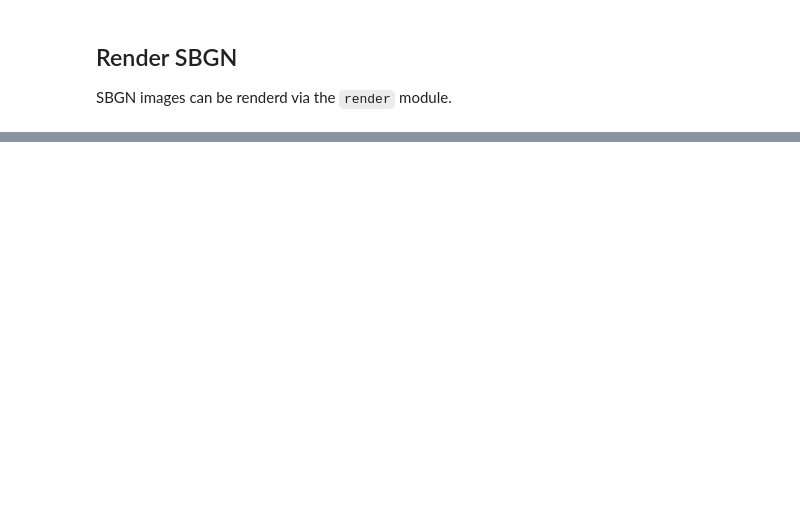
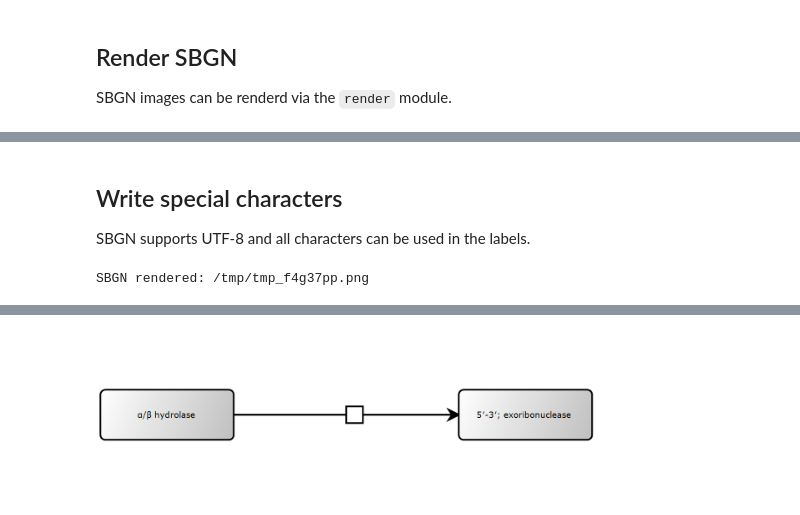
Before and after one commit to matthiaskoenig/libsbgnpy, a Jupyter notebook: docs/notebooks/examples.ipynb, the cells around one changed output, grey strips where cells are left out. Saved outputs shown, nothing was run; the diff lists cells and outputs as text; code cells hidden in the pictures; blank space fills up the shorter version.

```diff
--- a/docs/notebooks/examples.ipynb
+++ b/docs/notebooks/examples.ipynb
@@ -405 +445,62 @@ SBGN rendered: /tmp/tmpwsj4rf6v.png
 [figure]
+# %% [markdown]
+## Write special characters
+SBGN supports UTF-8 and all characters can be used in the labels.
+# %%
+map = Map(
+    language=MapLanguage.PROCESS_DESCRIPTION,
+    bbox=Bbox(x=0, y=0, w=600, h=200),
+)
+sbgn = Sbgn(map=[map])
+
+# create some glyphs
+map.glyph = [
+    # simple glyph
+    Glyph(
+        class_value=GlyphClass.MACROMOLECULE,
+        id="glyph1",
+        label=Label(text="α/β hydrolase"),
+        bbox=Bbox(x=5, y=70, w=160, h=60),
+    ),
+    Glyph(
+        class_value=GlyphClass.MACROMOLECULE,
+        id="glyph2",
+        label=Label(text="5′-3′; exoribonuclease"),
+        bbox=Bbox(x=435, y=70, w=160, h=60),
+    ),
+    Glyph(
+        class_value=GlyphClass.PROCESS,
+        id="glyph3",
+        bbox=Bbox(x=300, y=90, w=20, h=20),
+        port=[
+            Port(id="glyph3.1", x=285, y=100),
+            Port(id="glyph3.2", x=315, y=100),
+        ],
+    ),
+]
+map.arc = [
+    Arc(
+        id="arc1",
+        class_value=ArcClass.CONSUMPTION,
+        source="glyph1",
+        target="glyph3.1",
+        start=Arc.Start(x=165, y=100),
+        end=Arc.End(x=285, y=100),
+    ),
+    Arc(
+        id="arc2",
+        class_value=ArcClass.PRODUCTION,
+        source="glyph3.2",
+        target="glyph2",
+        start=Arc.Start(x=315, y=100),
+        end=Arc.End(x=435, y=100),
+    ),
+]
+f_png = tempfile.NamedTemporaryFile(suffix=".png", delete=False)
+render_sbgn(sbgn, image_file=f_png.name,
+                   file_format="png")
+display(Image(f_png.name, width=500))
+f_png.close()
+os.unlink(f_png.name)
+# %% [output]
+SBGN rendered: /tmp/tmp_f4g37pp.png
@@ -405,0 +508 @@ SBGN rendered: /tmp/tmpwsj4rf6v.png
+[figure, added]
```
Also changed, not shown: parts of 23 cells of this notebook, 12 other files.
